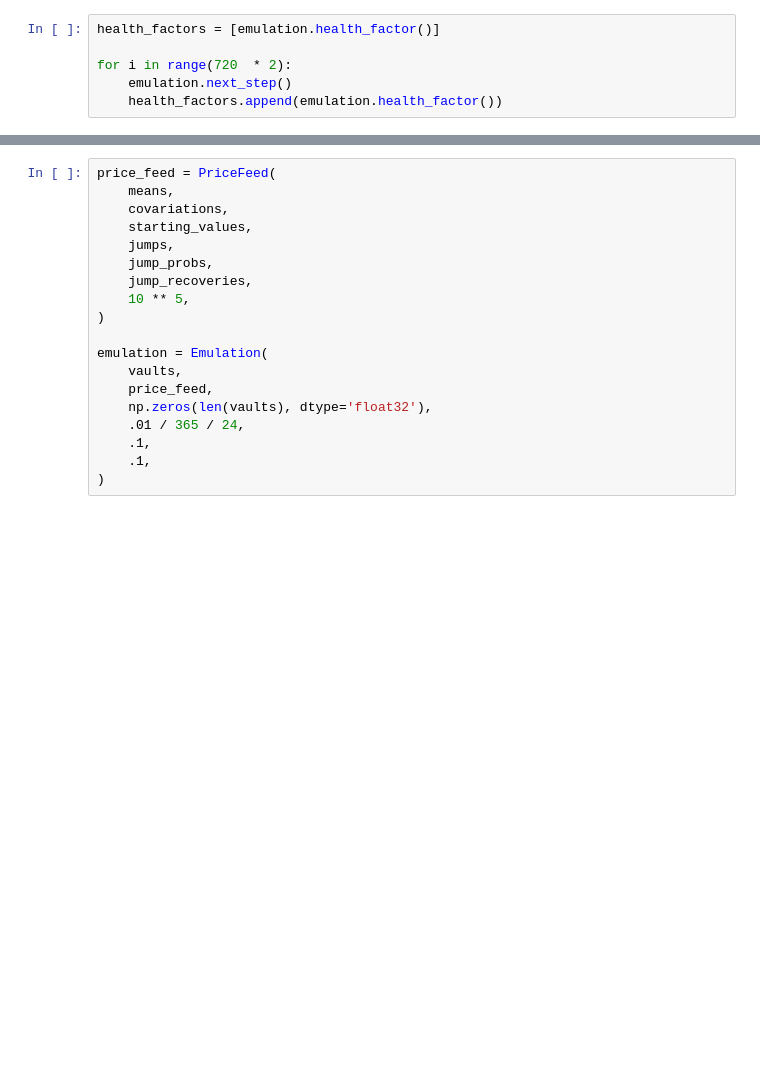
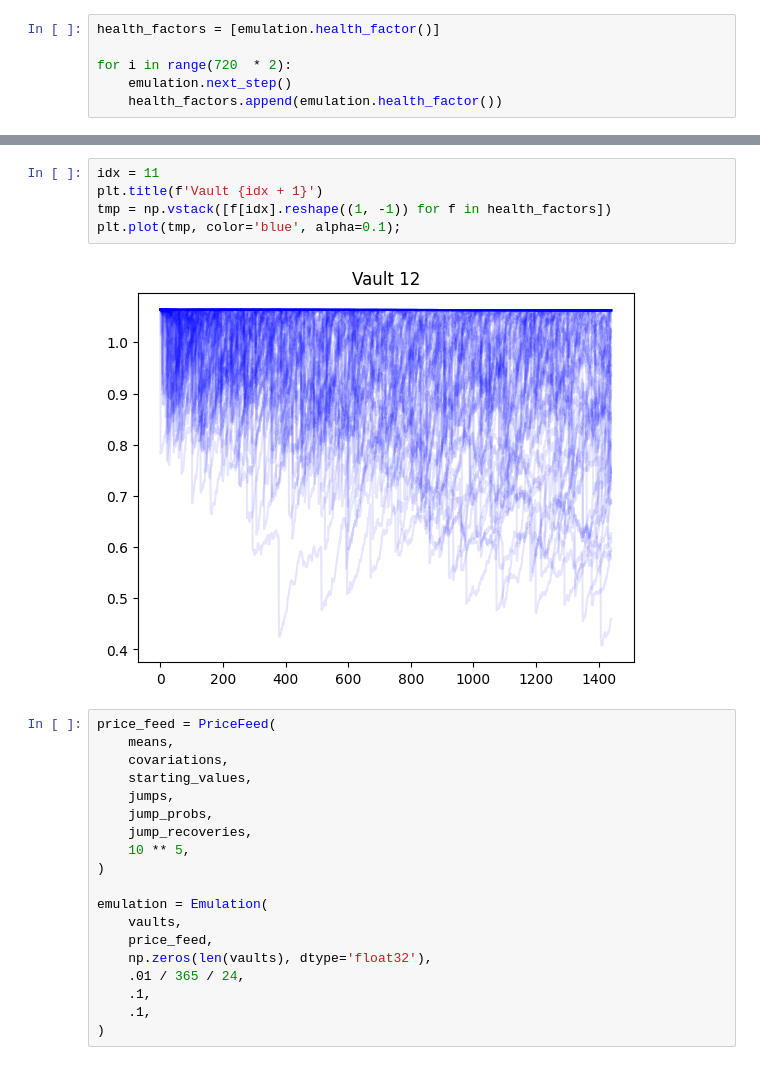
Before and after one commit to YusupovAI/cdp-risk-estimation, a Jupyter notebook: emulation.ipynb, the cells around one changed output, grey strips where cells are left out. Cells and saved outputs as stored; diff of their text form; blank space fills up the shorter version.

```diff
--- a/emulation.ipynb
+++ b/emulation.ipynb
@@ -203,3 +210,10 @@ plt.plot(tmp, color='blue', alpha=0.1);
+# %%
+idx = 11
+plt.title(f'Vault {idx + 1}')
+tmp = np.vstack([f[idx].reshape((1, -1)) for f in health_factors])
+plt.plot(tmp, color='blue', alpha=0.1);
+# %% [output]
+[figure, added]
 # %%
 price_feed = PriceFeed(
     means,
```
Also changed, not shown: parts of 20 cells of this notebook, 1 other file.
